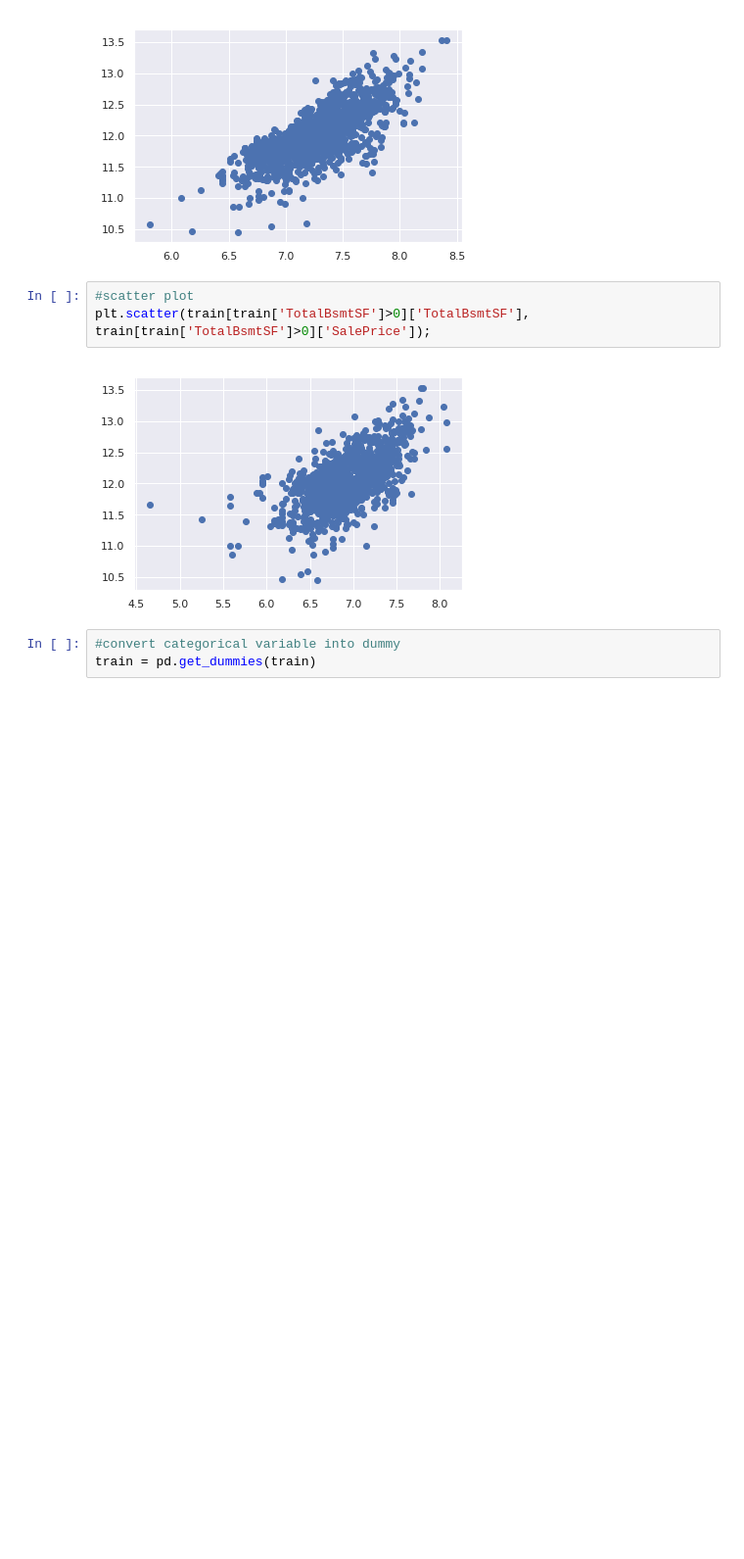
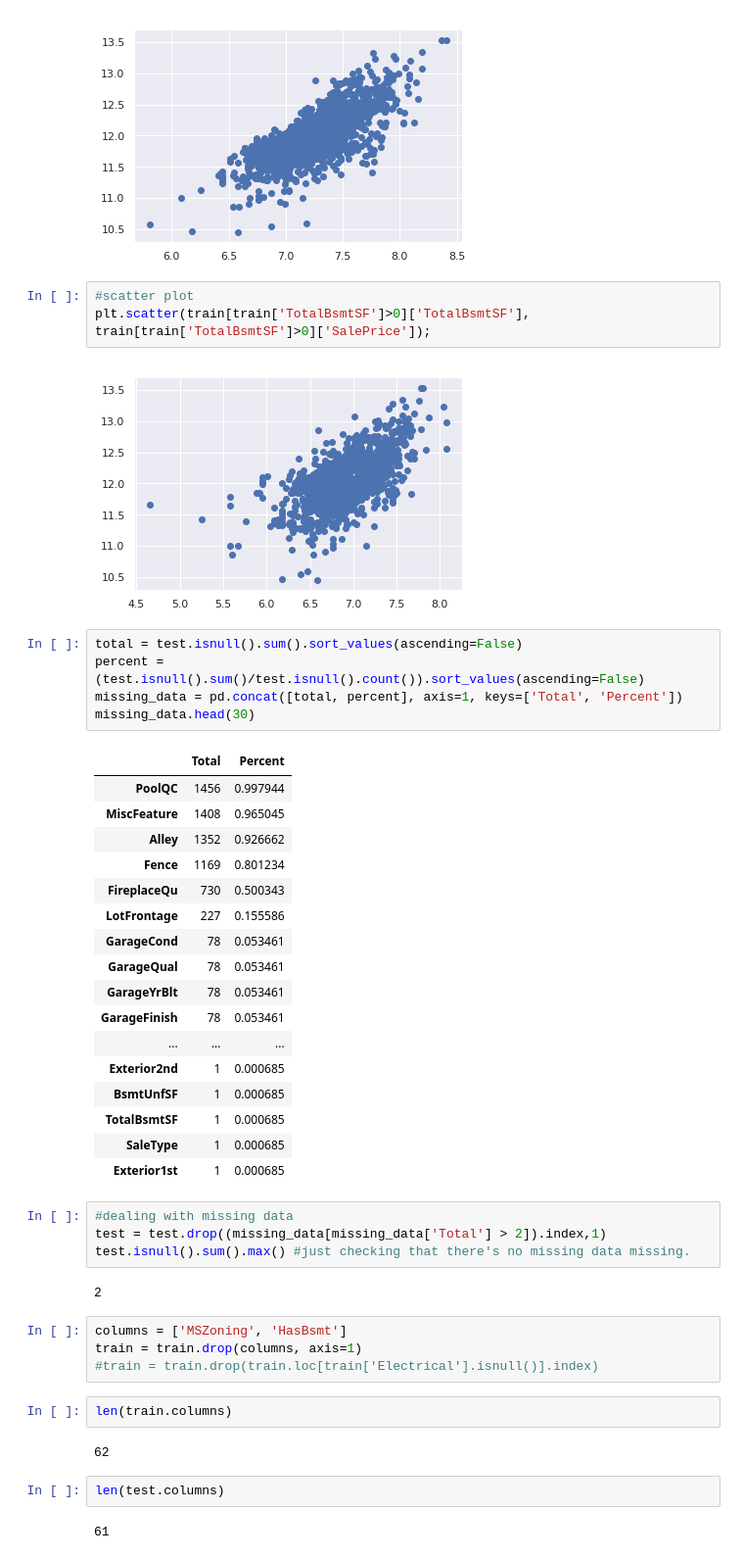
Before and after one commit to mushfiqulIslam/mltraining, a Jupyter notebook: house-prices/house-price.ipynb, the cells around one changed output. Shown at 98% size. Saved outputs shown, nothing was run; the diff lists cells and outputs as text; blank space fills up the shorter version.

```diff
--- a/house-prices/house-price.ipynb
+++ b/house-prices/house-price.ipynb
@@ -289,6 +293,44 @@ plt.scatter(train['GrLivArea'], train['SalePrice']);
 plt.scatter(train[train['TotalBsmtSF']>0]['TotalBsmtSF'], train[train['TotalBsmtSF']>0]['SalePrice']);
 # %% [output]
 [figure]
-# %%
-#convert categorical variable into dummy
-train = pd.get_dummies(train)
+# %%
+total = test.isnull().sum().sort_values(ascending=False)
+percent = (test.isnull().sum()/test.isnull().count()).sort_values(ascending=False)
+missing_data = pd.concat([total, percent], axis=1, keys=['Total', 'Percent'])
+missing_data.head(30)
+# %% [output]
+|  | Total | Percent |
+| PoolQC | 1456 | 0.997944 |
+| MiscFeature | 1408 | 0.965045 |
+| Alley | 1352 | 0.926662 |
+| Fence | 1169 | 0.801234 |
+| FireplaceQu | 730 | 0.500343 |
+| LotFrontage | 227 | 0.155586 |
+| GarageCond | 78 | 0.053461 |
+| GarageQual | 78 | 0.053461 |
+| GarageYrBlt | 78 | 0.053461 |
+| GarageFinish | 78 | 0.053461 |
+| ... | ... | ... |
+| Exterior2nd | 1 | 0.000685 |
+| BsmtUnfSF | 1 | 0.000685 |
+| TotalBsmtSF | 1 | 0.000685 |
+| SaleType | 1 | 0.000685 |
+| Exterior1st | 1 | 0.000685 |
+# %%
+#dealing with missing data
+test = test.drop((missing_data[missing_data['Total'] > 2]).index,1)
+test.isnull().sum().max() #just checking that there's no missing data missing.
+# %% [output]
+2
+# %%
+columns = ['MSZoning', 'HasBsmt']
+train = train.drop(columns, axis=1)
+#train = train.drop(train.loc[train['Electrical'].isnull()].index)
+# %%
+len(train.columns)
+# %% [output]
+62
+# %%
+len(test.columns)
+# %% [output]
+61
```
Also changed, not shown: parts of 12 cells of this notebook.
